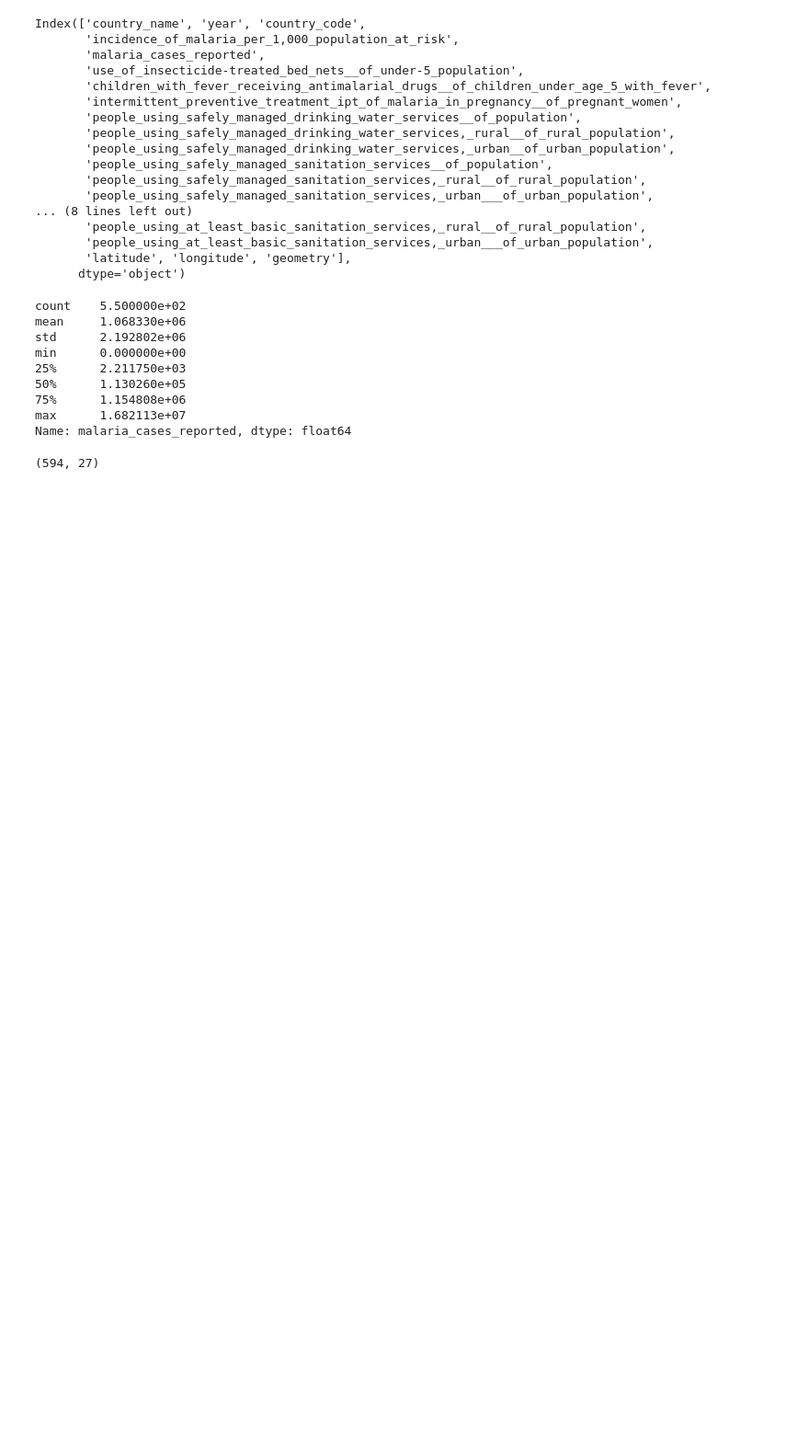
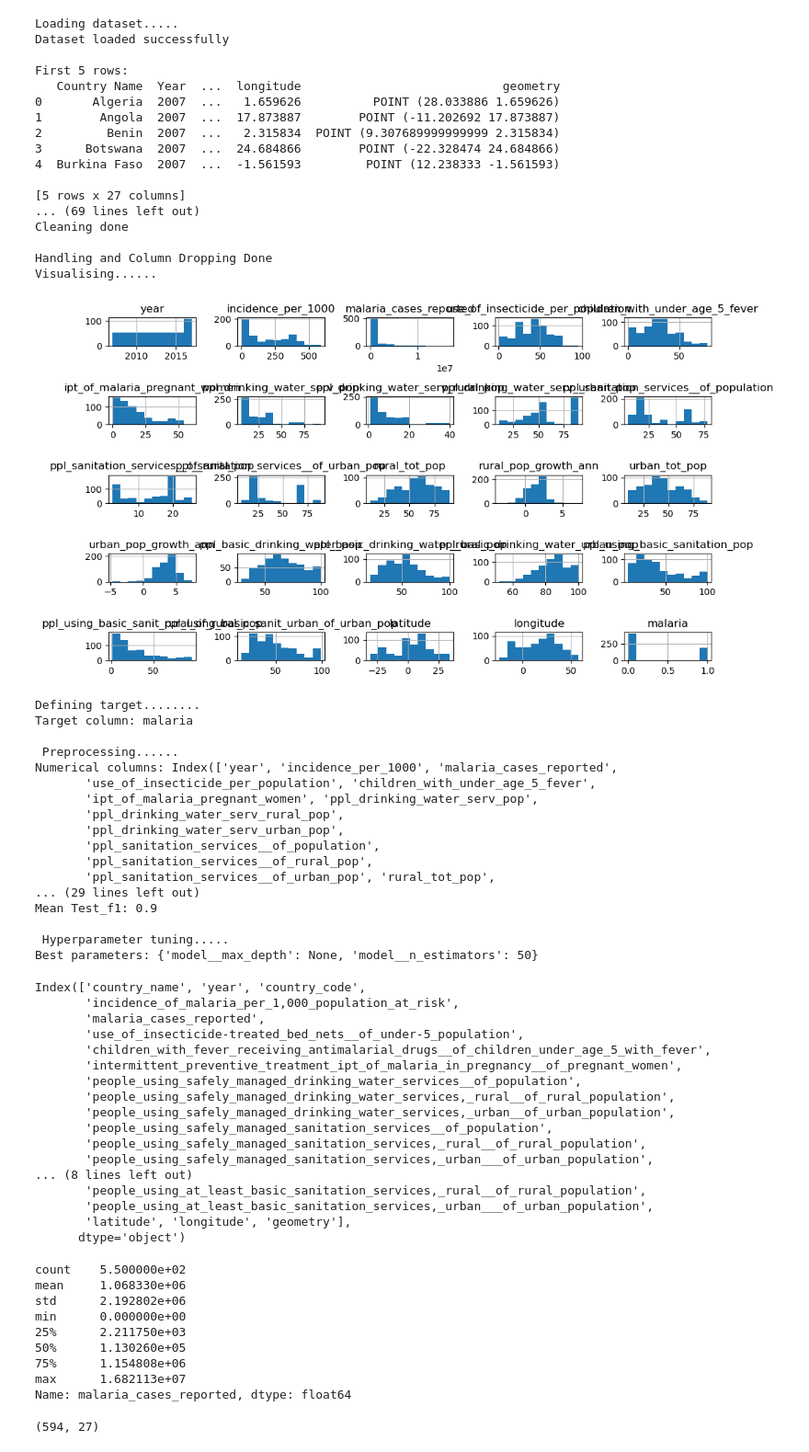
Before and after one commit to Centicini/April_Two_Ml, a Jupyter notebook: main.ipynb, the cells around one changed output. Shown at 92% size. Cells and saved outputs as stored; diff of their text form; code cells hidden in the pictures; blank space fills up the shorter version.

```diff
--- a/main.ipynb
+++ b/main.ipynb
@@ -150,3 +245,58 @@ class MalariaML:
+# %%
+ml = MalariaML("DatasetAfricaMalaria.csv")
+
+#Let us Run it Step by Step
+
+
+ml.explore_data()
+ml.clean_data()
+ml.handle_columns()
+ml.create_target()
+ml.visualise()
+ml.define_target()
+ml.preprocess()
+ml.split_data()
+ml.build_model()
+ml.train()
+ml.evaluate()
+ml.cross_validate()
+ml.tune_model()
+# %% [output]
+Loading dataset.....
+Dataset loaded successfully
+
+First 5 rows:
+   Country Name  Year  ...  longitude                            geometry
+0       Algeria  2007  ...   1.659626          POINT (28.033886 1.659626)
+1        Angola  2007  ...  17.873887        POINT (-11.202692 17.873887)
+2         Benin  2007  ...   2.315834  POINT (9.307689999999999 2.315834)
+3      Botswana  2007  ...  24.684866        POINT (-22.328474 24.684866)
+4  Burkina Faso  2007  ...  -1.561593         POINT (12.238333 -1.561593)
+
+[5 rows x 27 columns]
+... (69 lines left out)
+Cleaning done
+
+Handling and Column Dropping Done
+Visualising......
+[figure, added]
+Defining target........
+Target column: malaria
+
+ Preprocessing......
+Numerical columns: Index(['year', 'incidence_per_1000', 'malaria_cases_reported',
+       'use_of_insecticide_per_population', 'children_with_under_age_5_fever',
+       'ipt_of_malaria_pregnant_women', 'ppl_drinking_water_serv_pop',
+       'ppl_drinking_water_serv_rural_pop',
+       'ppl_drinking_water_serv_urban_pop',
+       'ppl_sanitation_services__of_population',
+       'ppl_sanitation_services__of_rural_pop',
+       'ppl_sanitation_services__of_urban_pop', 'rural_tot_pop',
+... (29 lines left out)
+Mean Test_f1: 0.9
+
+ Hyperparameter tuning.....
+Best parameters: {'model__max_depth': None, 'model__n_estimators': 50}
 # %%
 
 import pandas as pd
```
Also changed, not shown: parts of 1 cell of this notebook.
